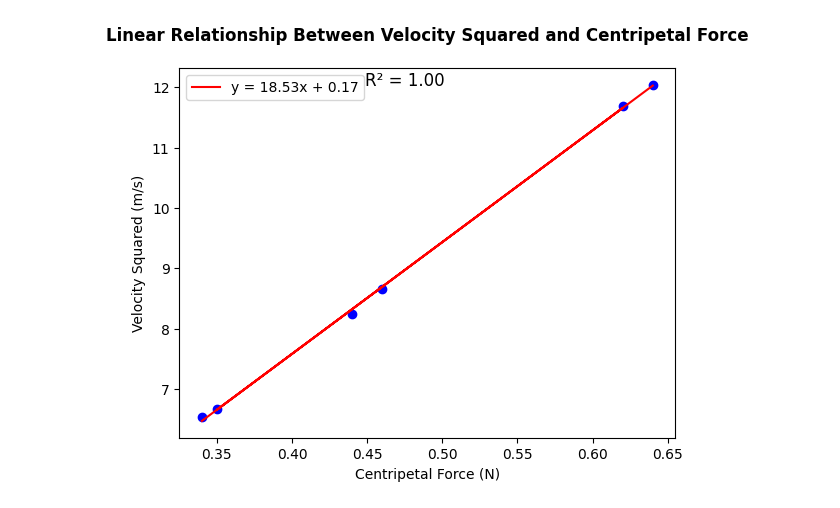
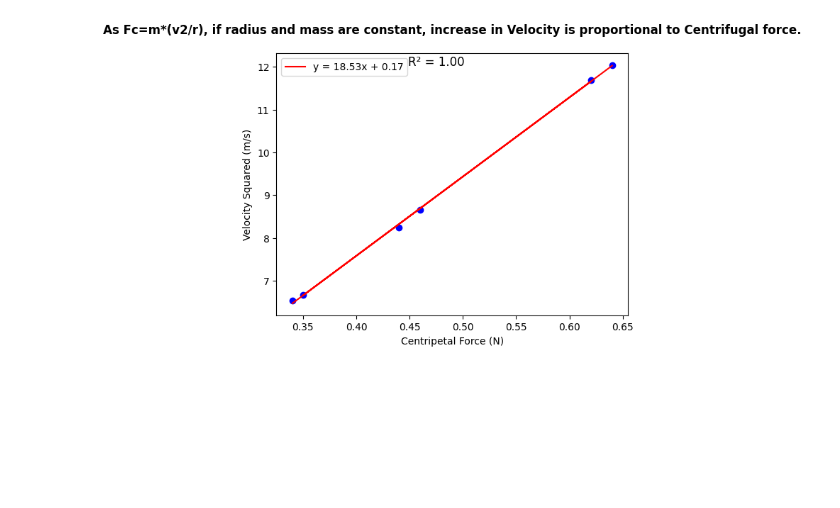
Before and after one commit to ilaesm/physicslab, a Jupyter notebook: test1.ipynb, the cells around one changed output. Cells and saved outputs as stored; diff of their text form; code cells hidden in the pictures; blank space fills up the shorter version.

```diff
--- a/test1.ipynb
+++ b/test1.ipynb
@@ -2,32 +2,32 @@
 import pandas as pd
 import matplotlib.pyplot as plt
 from sklearn.linear_model import LinearRegression
 from sklearn.metrics import r2_score
 # inquiryone.csv is the csv that includes the data from the first experiment
 df1 = pd.read_csv("inquiryone.csv")
 # defining x and y values (f and v are the centripetal force and velocity squared in the csv file, respectivley)
 X = df1['f'].values.reshape(-1, 1)
 Y = df1['v'].values.reshape(-1, 1)
 # defining regression model from sklearn
 reg = LinearRegression()
 reg.fit(X, Y)
 Y_pred = reg.predict(X)
 # r squared from sk metrics
 r2 = r2_score(Y, Y_pred)
 # putting r squared value into a string to display in legend
 equation_str = f"y = {reg.coef_[0][0]:.2f}x + {reg.intercept_[0]:.2f}"
 r2_str = f"R² = {r2:.2f}"
 
 plt.scatter(X, Y, color="blue")
 plt.plot(X, Y_pred, color="red", label=equation_str)
 plt.xlabel("Centripetal Force (N)")
 plt.ylabel("Velocity Squared (m/s)")
-plt.title("Linear Relationship Between Velocity Squared and Centripetal Force", fontweight='bold', pad=20)
+plt.title("As Fc=m*(v2/r), if radius and mass are constant, increase in Velocity is proportional to Centrifugal force.", fontweight='bold', pad=20)
 plt.legend()
 
 # r squared value is being placed below the legend
 plt.text(X.mean(), Y.max(), r2_str, fontsize=12, ha='center')
 
 plt.show()
 # %% [output]
-[figure, old version]
+[figure, new version]
```
Also changed, not shown: 3 other files.
